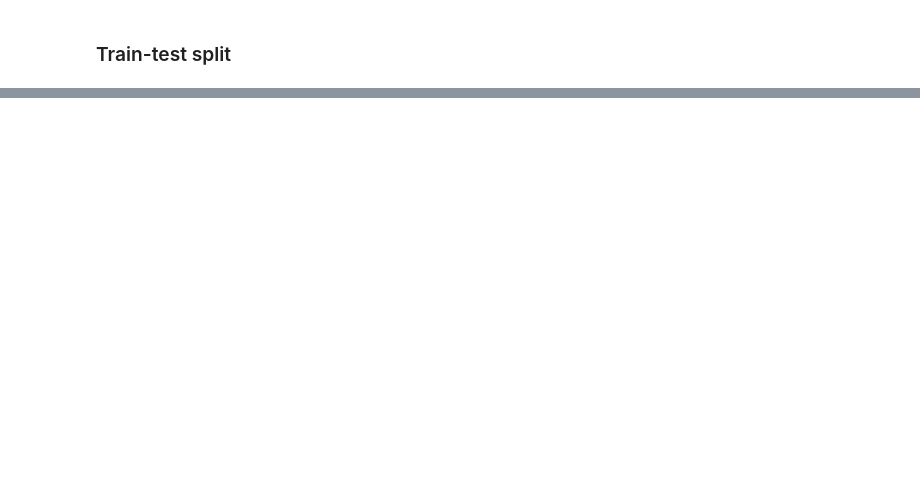
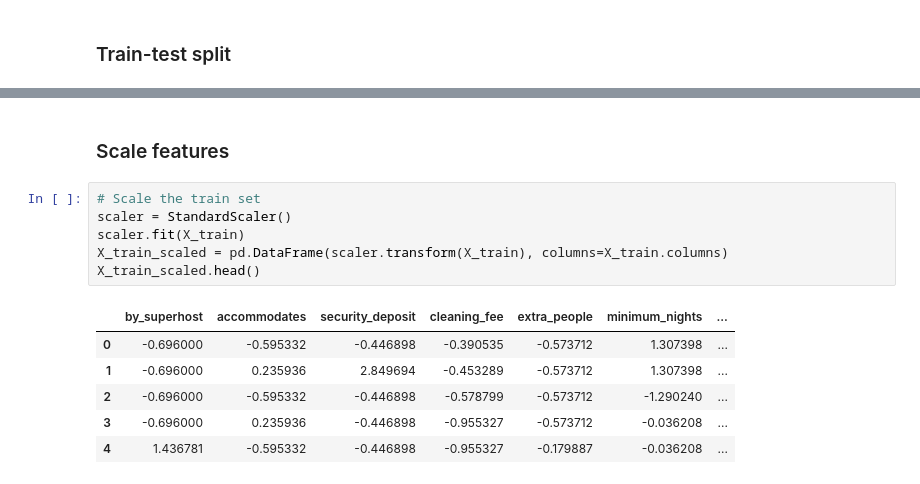
Before and after one commit to tri-bui/airbnb-la-listings, a Jupyter notebook: 3-modeling.ipynb, the cells around one changed output, grey strips where cells are left out. Cells and saved outputs as stored; diff of their text form; blank space fills up the shorter version.

```diff
--- a/3-modeling.ipynb
+++ b/3-modeling.ipynb
@@ -369,0 +462,15 @@ Test set: (7113, 16) (7113,)
+# %% [markdown]
+### Scale features
+# %%
+# Scale the train set
+scaler = StandardScaler()
+scaler.fit(X_train)
+X_train_scaled = pd.DataFrame(scaler.transform(X_train), columns=X_train.columns)
+X_train_scaled.head()
+# %% [output]
+|  | by_superhost | accommodates | security_deposit | cleaning_fee | extra_people | minimum_nights | ... |
+| 0 | -0.696000 | -0.595332 | -0.446898 | -0.390535 | -0.573712 | 1.307398 | ... |
+| 1 | -0.696000 | 0.235936 | 2.849694 | -0.453289 | -0.573712 | 1.307398 | ... |
+| 2 | -0.696000 | -0.595332 | -0.446898 | -0.578799 | -0.573712 | -1.290240 | ... |
+| 3 | -0.696000 | 0.235936 | -0.446898 | -0.955327 | -0.573712 | -0.036208 | ... |
+| 4 | 1.436781 | -0.595332 | -0.446898 | -0.955327 | -0.179887 | -0.036208 | ... |
```
Also changed, not shown: parts of 25 cells of this notebook, 1 other file.
